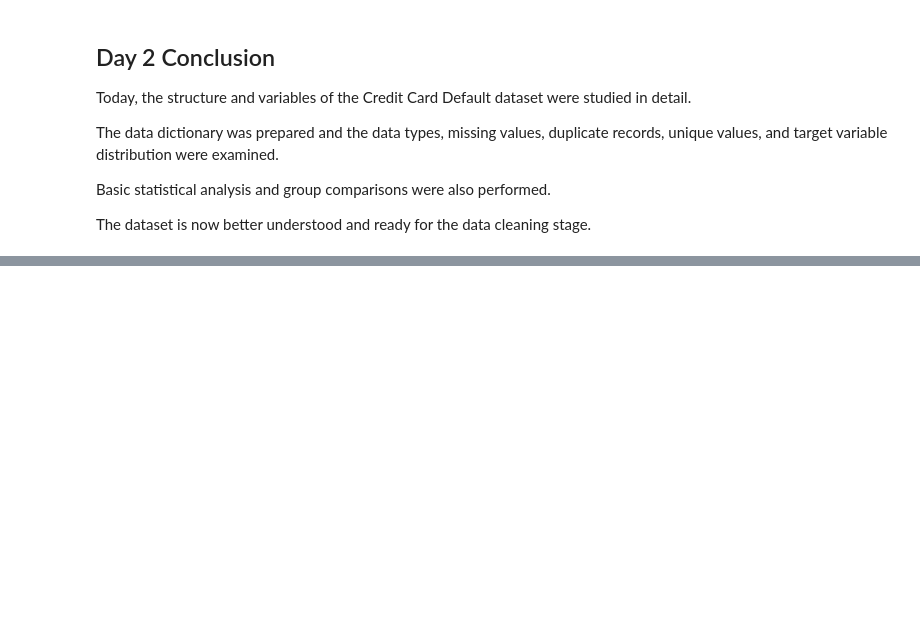
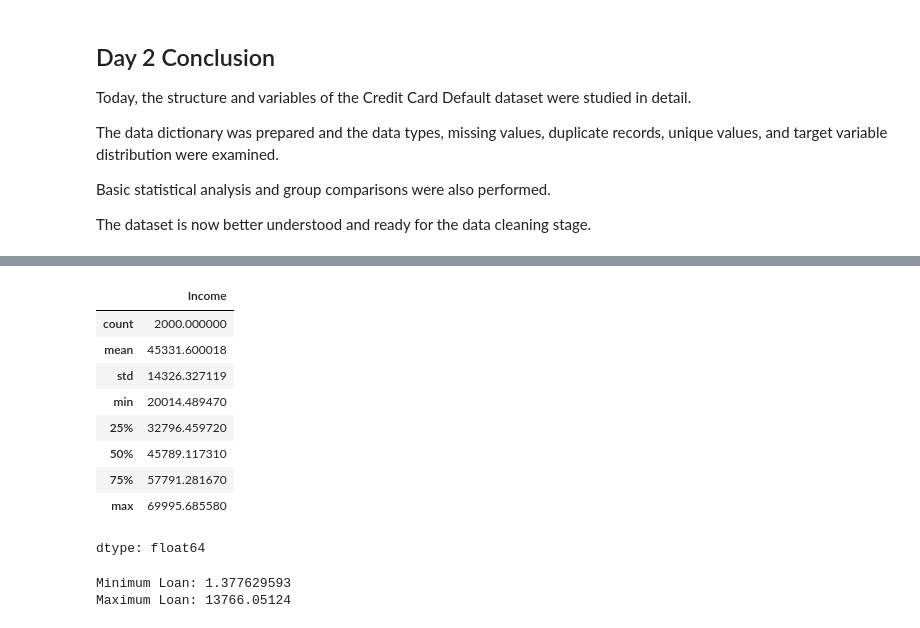
Before and after one commit to amisharout716-svg/Credit-Card-Default-, a Jupyter notebook: Credit_Card_Default_Prediction.ipynb, the cells around one changed output, grey strips where cells are left out. Cells and saved outputs as stored; diff of their text form; code cells hidden in the pictures; blank space fills up the shorter version.

```diff
--- a/Credit_Card_Default_Prediction.ipynb
+++ b/Credit_Card_Default_Prediction.ipynb
@@ -473,0 +643,19 @@ stage.
+# %%
+df['Income'].describe()
+# %% [output]
+|  | Income |
+| count | 2000.000000 |
+| mean | 45331.600018 |
+| std | 14326.327119 |
+| min | 20014.489470 |
+| 25% | 32796.459720 |
+| 50% | 45789.117310 |
+| 75% | 57791.281670 |
+| max | 69995.685580 |
+dtype: float64
+# %%
+print("Minimum Loan:", df['Loan'].min())
+print("Maximum Loan:", df['Loan'].max())
+# %% [output]
+Minimum Loan: 1.377629593
+Maximum Loan: 13766.05124
```
Also changed, not shown: parts of 30 cells of this notebook.
